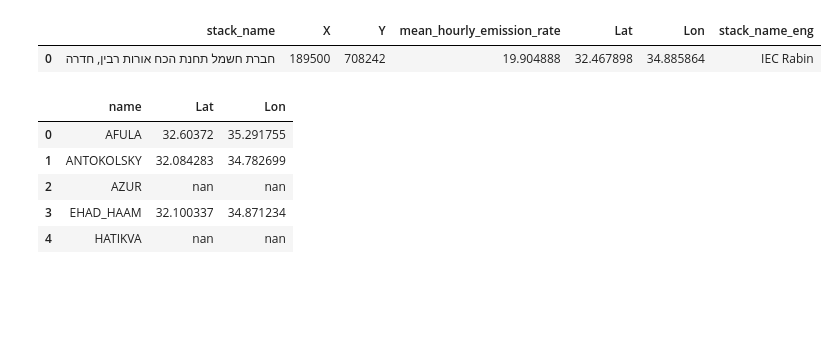
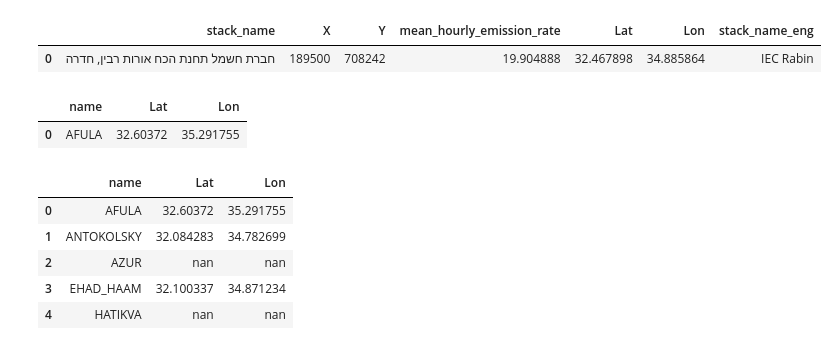
Before and after one commit to iditbela2/Broday_notebooks, a Jupyter notebook: maps.ipynb, the cells around one changed output. Drawn from its saved outputs; the diff is of its cells as text; code cells hidden in the pictures; blank space fills up the shorter version.

```diff
--- a/maps.ipynb
+++ b/maps.ipynb
@@ -57,6 +57,11 @@ stackLocations.head(1)
 #     lats.append(all_StationsInfo['StaInfo'][np.argwhere(all_StationsInfo['StaInfo'][:,1]==st)[0][0],7][0][0])
 
 # all_stations = pd.DataFrame(np.array([names,lats,lons]).T,columns = ['name','Lat','Lon'])
+# %%
+all_stations[all_stations.name=='AFULA']
+# %% [output]
+|  | name | Lat | Lon |
+| 0 | AFULA | 32.60372 | 35.291755 |
 # %%
 # tiles: https://leaflet-extras.github.io/leaflet-providers/preview/
 
```
Also changed, not shown: 5 other files.
